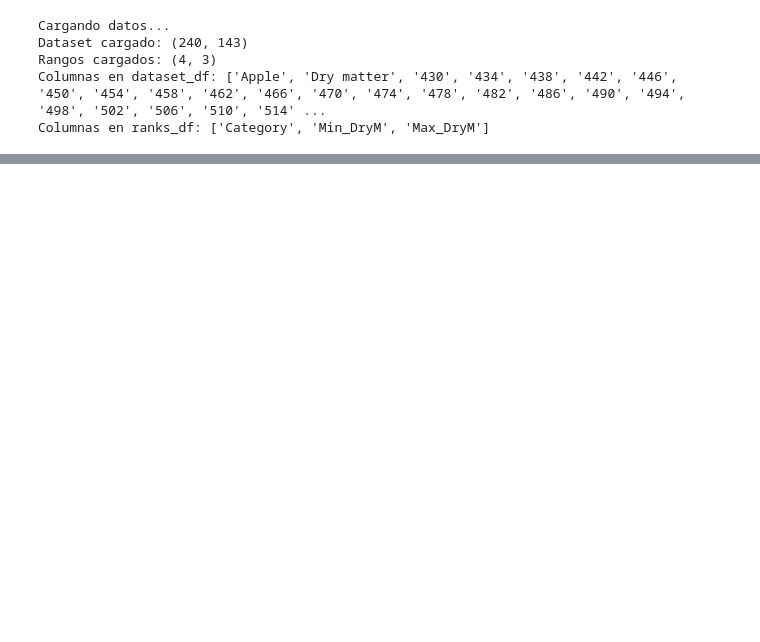
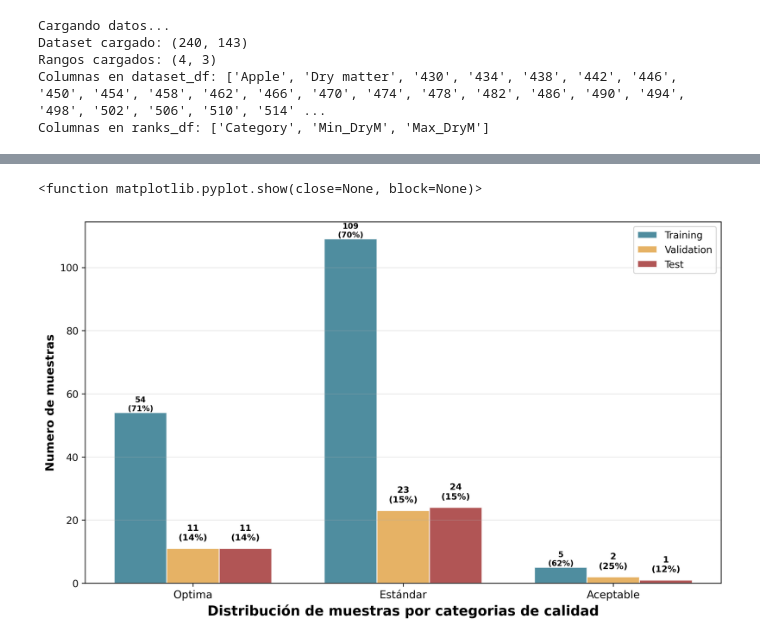
Before and after one commit to VivianaPM/DL-VisNIR-QualityClassifier, a Jupyter notebook: apple/modelApple.ipynb, the cells around one changed output, grey strips where cells are left out. Saved outputs shown, nothing was run; the diff lists cells and outputs as text; code cells hidden in the pictures; blank space fills up the shorter version.

Commit message:
feat: añade visualización de distribución de muestras en barras

```diff
--- a/apple/modelApple.ipynb
+++ b/apple/modelApple.ipynb
@@ -179,0 +163,66 @@ Test: 15.0% (36 muestras)
+# %%
+# Grafico a partir de categorias
+tags = ['Optima', 'Estándar', 'Aceptable']
+
+bars_train = [stats_train[cat]['count'] for cat in tags]
+bars_val = [stats_val[cat]['count'] for cat in tags]
+bars_test = [stats_test[cat]['count'] for cat in tags]
+
+
+# Configuración de grafico
+barW = 0.25
+r = np.arange(len(tags))
+r2 = r + barW
+r3 = r2 + barW
+
+# crear grafico
+fis, ax = plt.subplots(figsize=(10,6), dpi=300)
+
+# Barras por cojunto
+ax.bar(r, bars_train, color='#237187', width=barW, edgecolor='#ffffff', label='Training', alpha=0.8)
+ax.bar(r2, bars_val, color='#e09f3e', width=barW, edgecolor='#ffffff', label='Validation', alpha=0.8)
+ax.bar(r3, bars_test, color='#9e2a2b', width=barW, edgecolor='#ffffff', label='Test', alpha=0.8)
+
+# Agregar valores + porcentaje
+for i, (train, val, test) in enumerate(zip(bars_train, bars_val, bars_test)):
+    total_categoria = train + val + test
+
+    # Training
+    if train > 0:
+        porcentaje = (train / total_categoria) * 100
+        ax.text(r[i], train , f'{train}\n({porcentaje:.0f}%)',
+                ha='center', va='bottom', fontsize=8, fontweight='bold')
+
+    # Validation
+    if val > 0:
+        porcentaje = (val / total_categoria) * 100
+        ax.text(r2[i], val + 2, f'{val}\n({porcentaje:.0f}%)',
+                ha='center', va='bottom', fontsize=9, fontweight='bold')
+
+    # Test
+    if test > 0:
+        porcentaje = (test / total_categoria) * 100
+        ax.text(r3[i], test + 2, f'{test}\n({porcentaje:.0f}%)',
+                ha='center', va='bottom', fontsize=9, fontweight='bold')
+
+# Personalización de label del grafico
+ax.set_xlabel('Categoria de calidad', fontweight='bold', fontsize=12)
+ax.set_ylabel('Numero de muestras', fontweight='bold', fontsize=12)
+ax.set_xlabel('Distribución de muestras por categorias de calidad', fontweight='bold', fontsize=14)
+
+# Eje X
+ax.set_xticks(r + barW)
+ax.set_xticklabels(tags, fontsize=11)
+
+# Leyenda
+ax.legend()
+
+# Añadir grid
+ax.grid(axis='y', alpha=0.3)
+
+# Layaout
+plt.tight_layout()
+plt.show
+# %% [output]
+<function matplotlib.pyplot.show(close=None, block=None)>
+[figure, added]
```
Also changed, not shown: parts of 2 cells of this notebook.
